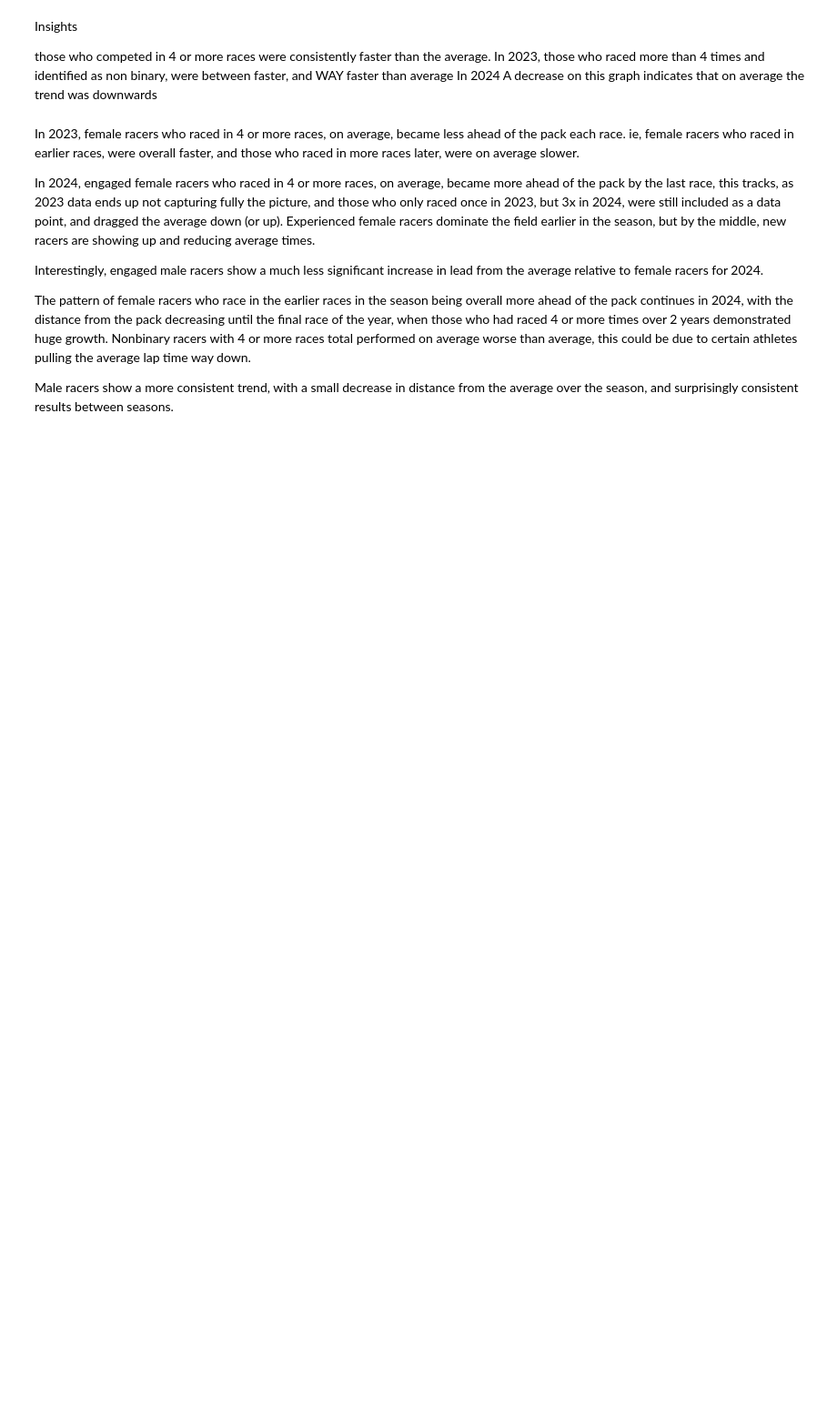
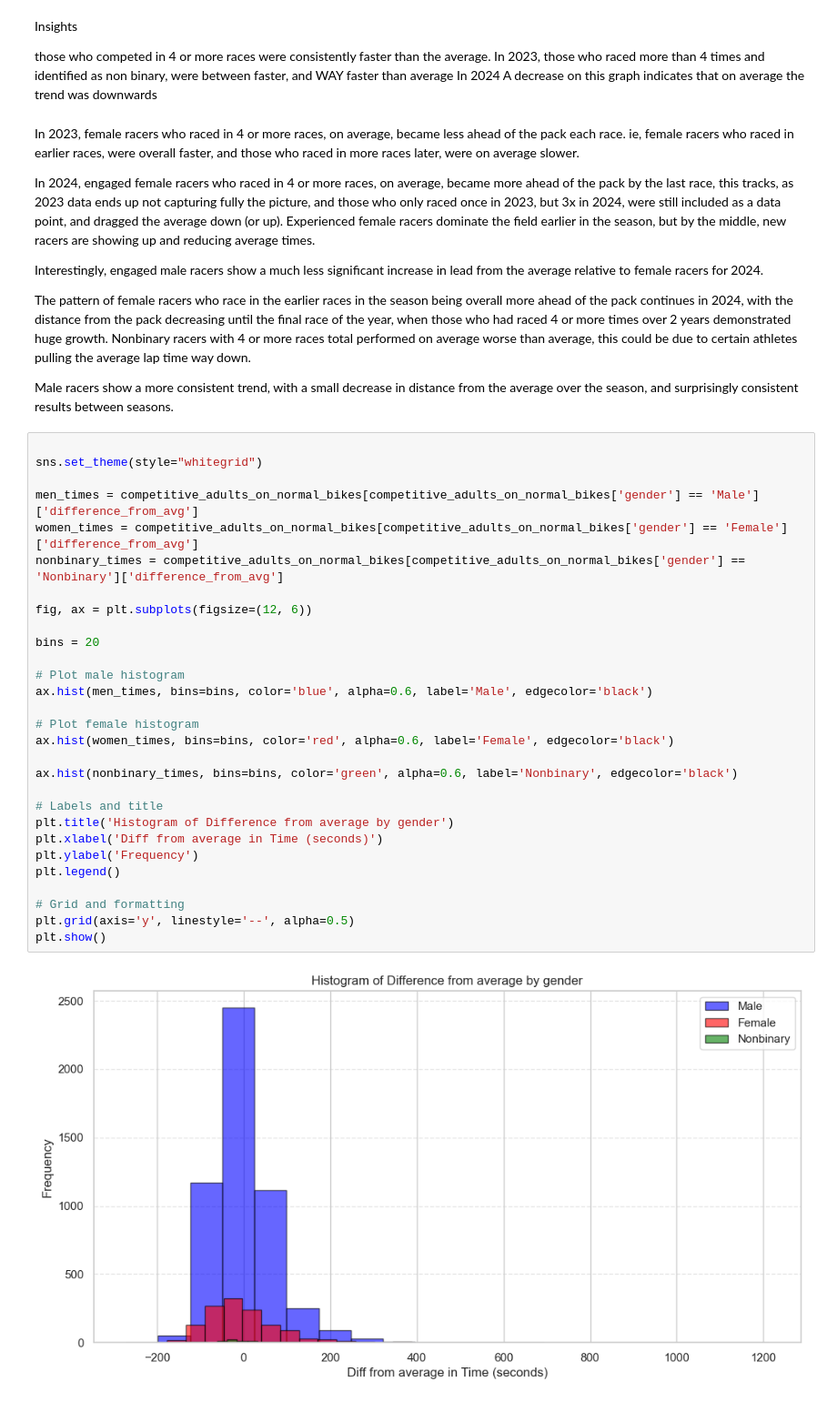
Before and after one commit to KirkCorwin/cyclocross_results_trends, a Jupyter notebook: results_trends.ipynb, the cells around one changed output. Shown: that part at 91% size. Cells and saved outputs as stored; diff of their text form; blank space fills up the shorter version.

```diff
--- a/results_trends.ipynb
+++ b/results_trends.ipynb
@@ -198,3 +210,34 @@ The pattern of female racers who race in the earlier races in the season being o
 Nonbinary racers with 4 or more races total performed on average worse than average, this could be due to certain athletes pulling the average lap time way down.
 
 Male racers show a more consistent trend, with a small decrease in distance from the average over the season, and surprisingly consistent results between seasons.
+# %%
+
+sns.set_theme(style="whitegrid")
+
+men_times = competitive_adults_on_normal_bikes[competitive_adults_on_normal_bikes['gender'] == 'Male']['difference_from_avg']
+women_times = competitive_adults_on_normal_bikes[competitive_adults_on_normal_bikes['gender'] == 'Female']['difference_from_avg']
+nonbinary_times = competitive_adults_on_normal_bikes[competitive_adults_on_normal_bikes['gender'] == 'Nonbinary']['difference_from_avg']
+
+fig, ax = plt.subplots(figsize=(12, 6))
+
+bins = 20
+
+# Plot male histogram
+ax.hist(men_times, bins=bins, color='blue', alpha=0.6, label='Male', edgecolor='black')
+
+# Plot female histogram
+ax.hist(women_times, bins=bins, color='red', alpha=0.6, label='Female', edgecolor='black')
+
+ax.hist(nonbinary_times, bins=bins, color='green', alpha=0.6, label='Nonbinary', edgecolor='black')
+
+# Labels and title
+plt.title('Histogram of Difference from average by gender')
+plt.xlabel('Diff from average in Time (seconds)')
+plt.ylabel('Frequency')
+plt.legend()
+
+# Grid and formatting
+plt.grid(axis='y', linestyle='--', alpha=0.5)
+plt.show()
+# %% [output]
+[figure, added]
```
Also changed, not shown: parts of 3 cells of this notebook.
